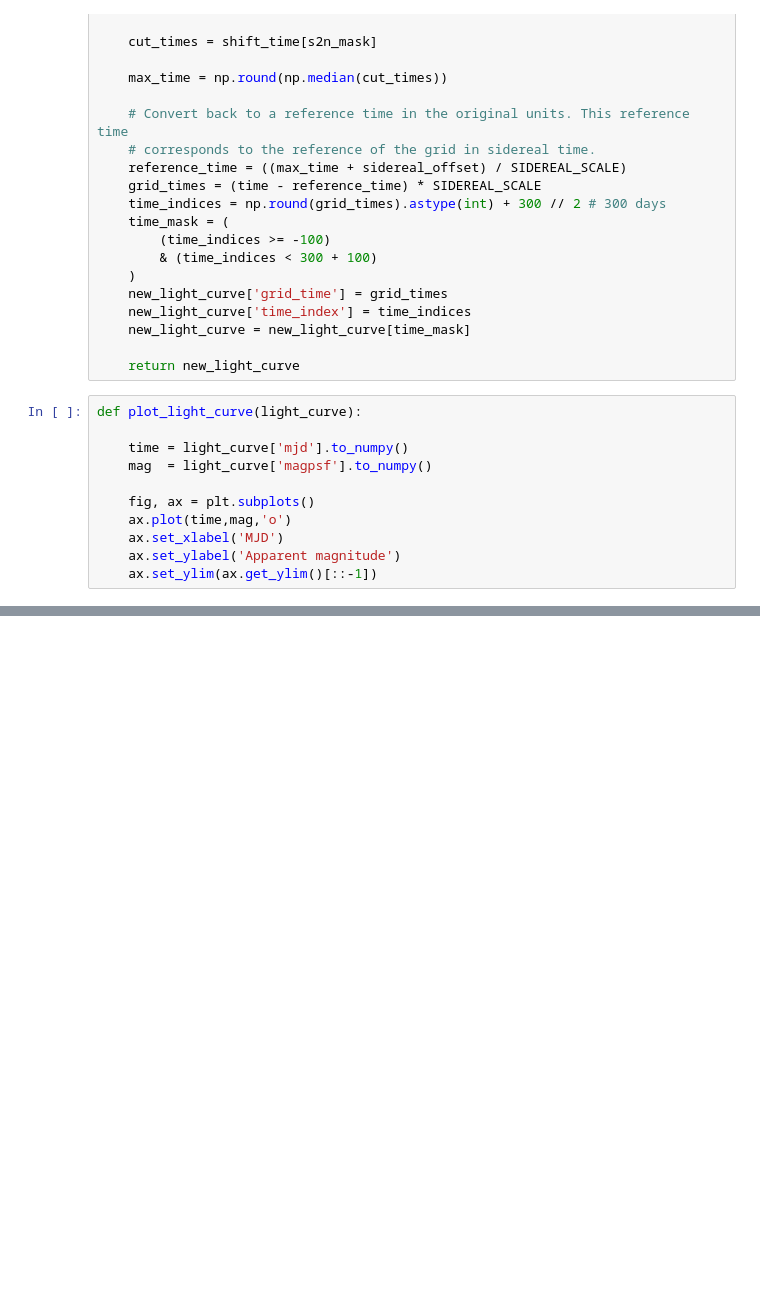
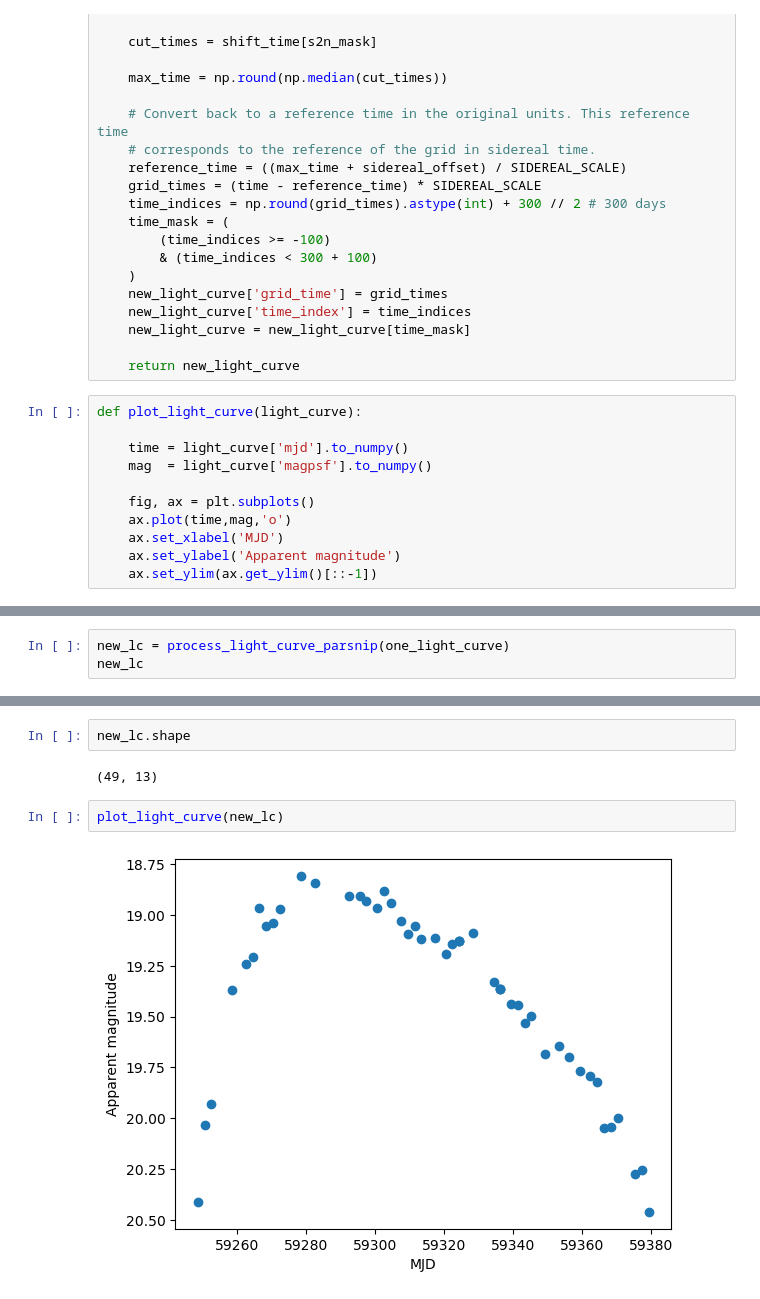
Before and after one commit to jurados/SNeMPhyVAE, a Jupyter notebook: PreprocessingLightCurves.ipynb, the cells around one changed output, grey strips where cells are left out. Cells and saved outputs as stored; diff of their text form; blank space fills up the shorter version.

```diff
--- a/PreprocessingLightCurves.ipynb
+++ b/PreprocessingLightCurves.ipynb
@@ -101,0 +142,3 @@ one_light_curve
+# %%
+new_lc = process_light_curve_parsnip(one_light_curve)
+new_lc
@@ -101,0 +163,8 @@ one_light_curve
+# %%
+new_lc.shape
+# %% [output]
+(49, 13)
+# %%
+plot_light_curve(new_lc)
+# %% [output]
+[figure, added]
```
Also changed, not shown: parts of 14 cells of this notebook, 1 other file.
